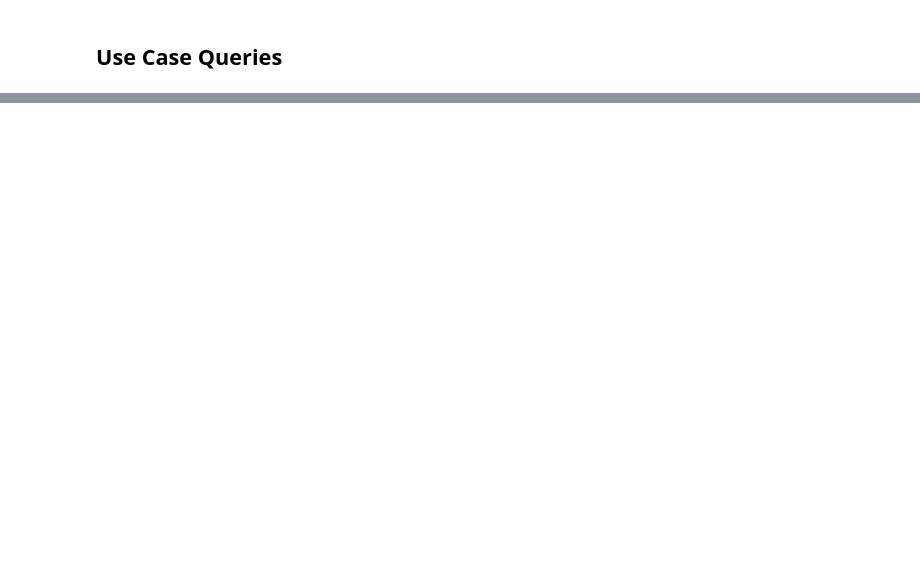
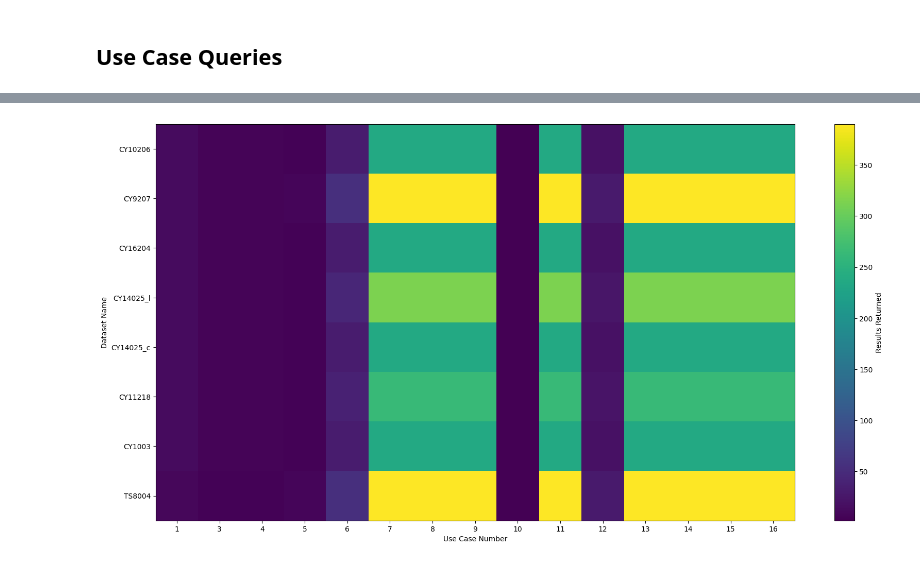
Before and after one commit to uksrc/caom_use_case_evaluation, a Jupyter notebook: ipython/demo.ipynb, the cells around one changed output, grey strips where cells are left out. Cells and saved outputs as stored; diff of their text form; code cells hidden in the pictures; blank space fills up the shorter version.

```diff
--- a/ipython/demo.ipynb
+++ b/ipython/demo.ipynb
@@ -208,0 +192,4 @@ print(list(range(1,17)))
+# %%
+create_graph_results(results, c_label="Results Returned", x_label="Use Case Number", y_label="Dataset Name")
+# %% [output]
+[figure, added]
```
Also changed, not shown: parts of 18 cells of this notebook, 2 other files.
